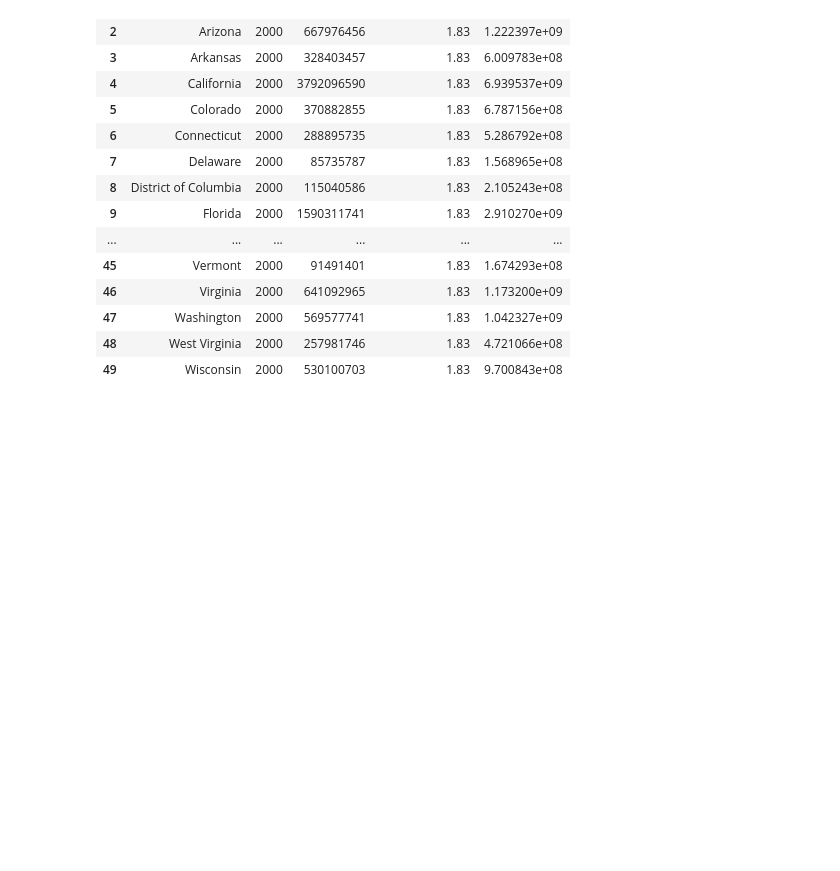
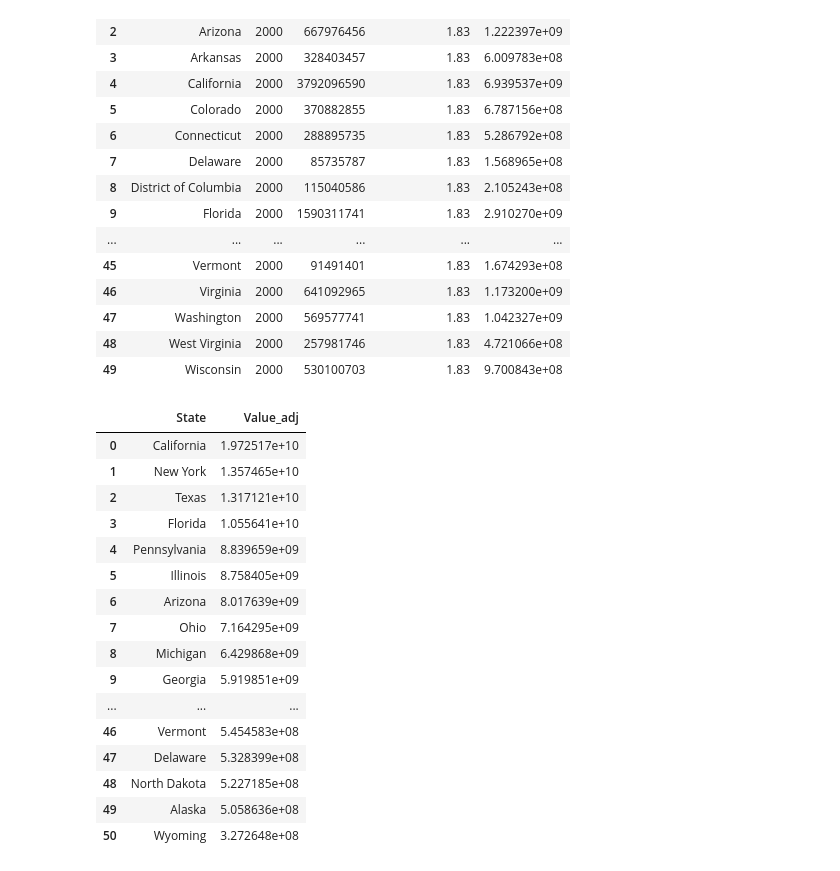
Before and after one commit to LeAnne-Velazquez/education_funding_and_student_outcomes, a Jupyter notebook: notebooks/us_ed_budget.ipynb, the cells around one changed output. Saved outputs shown, nothing was run; the diff lists cells and outputs as text; code cells hidden in the pictures; blank space fills up the shorter version.

```diff
--- a/notebooks/us_ed_budget.ipynb
+++ b/notebooks/us_ed_budget.ipynb
@@ -730,3 +730,39 @@ ed_merged_long.head(50)
 | 49 | Wisconsin | 2000 | 530100703 | 1.83 | 9.700843e+08 |
 # %%
 ed_merged_long.to_csv("../data/ed_merged_long.csv", index=False)
+# %%
+ed_merged_filtered = ed_merged_long[
+    (ed_merged_long["Year"] >= 2000) &
+    (ed_merged_long["Year"] <= 2021)
+]
+
+
+state_avg = (
+    ed_merged_filtered.groupby("State")["Value_adj"]
+    .mean()
+    .round(1)
+    .reset_index()
+)
+
+
+state_avg_sorted = state_avg.sort_values(by="Value_adj", ascending=False).reset_index(drop=True)
+# %%
+state_avg_sorted
+# %% [output]
+|  | State | Value_adj |
+| 0 | California | 1.972517e+10 |
+| 1 | New York | 1.357465e+10 |
+| 2 | Texas | 1.317121e+10 |
+| 3 | Florida | 1.055641e+10 |
+| 4 | Pennsylvania | 8.839659e+09 |
+| 5 | Illinois | 8.758405e+09 |
+| 6 | Arizona | 8.017639e+09 |
+| 7 | Ohio | 7.164295e+09 |
+| 8 | Michigan | 6.429868e+09 |
+| 9 | Georgia | 5.919851e+09 |
+| ... | ... | ... |
+| 46 | Vermont | 5.454583e+08 |
+| 47 | Delaware | 5.328399e+08 |
+| 48 | North Dakota | 5.227185e+08 |
+| 49 | Alaska | 5.058636e+08 |
+| 50 | Wyoming | 3.272648e+08 |
```
Also changed, not shown: parts of 1 cell of this notebook, 1 other file.
